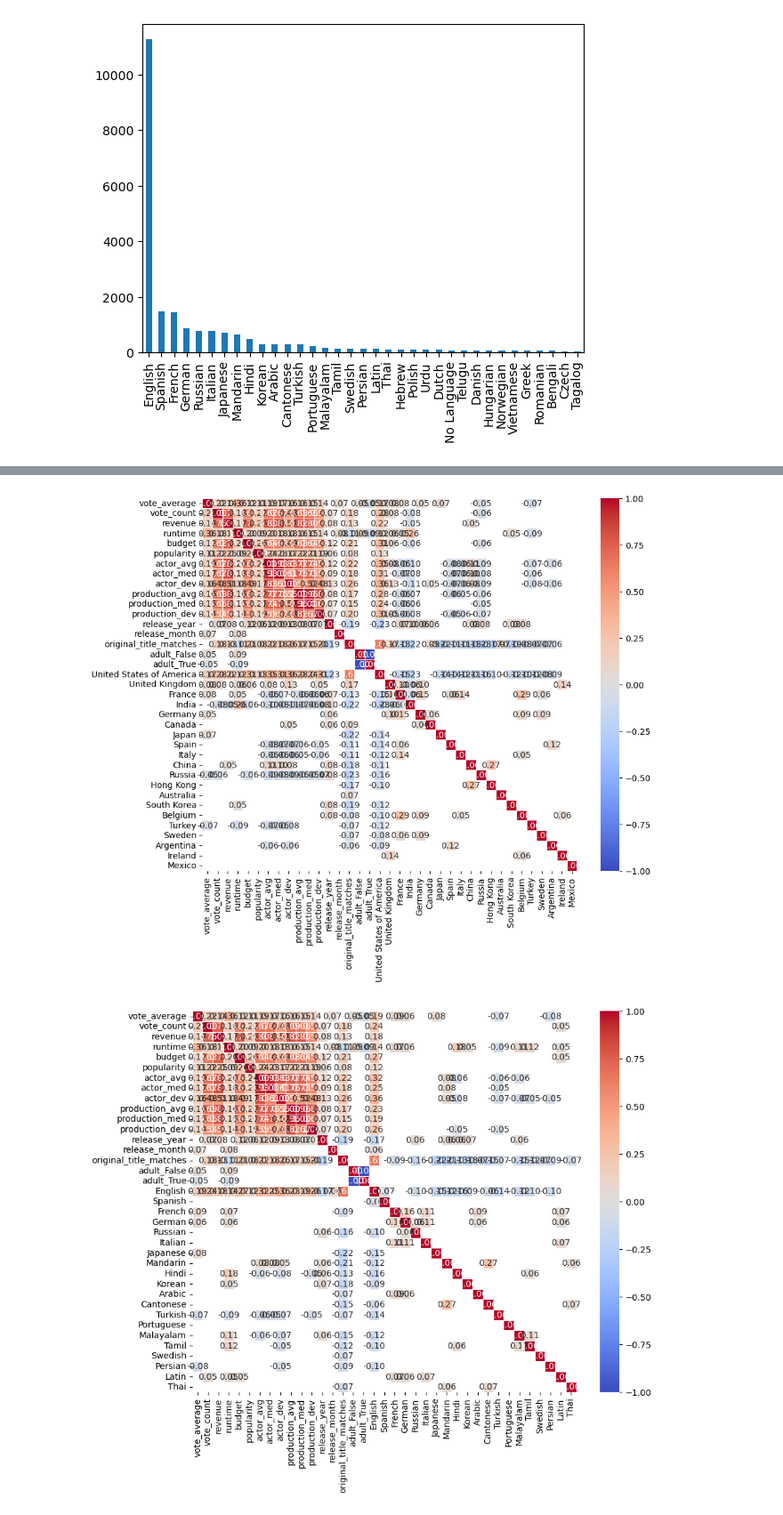
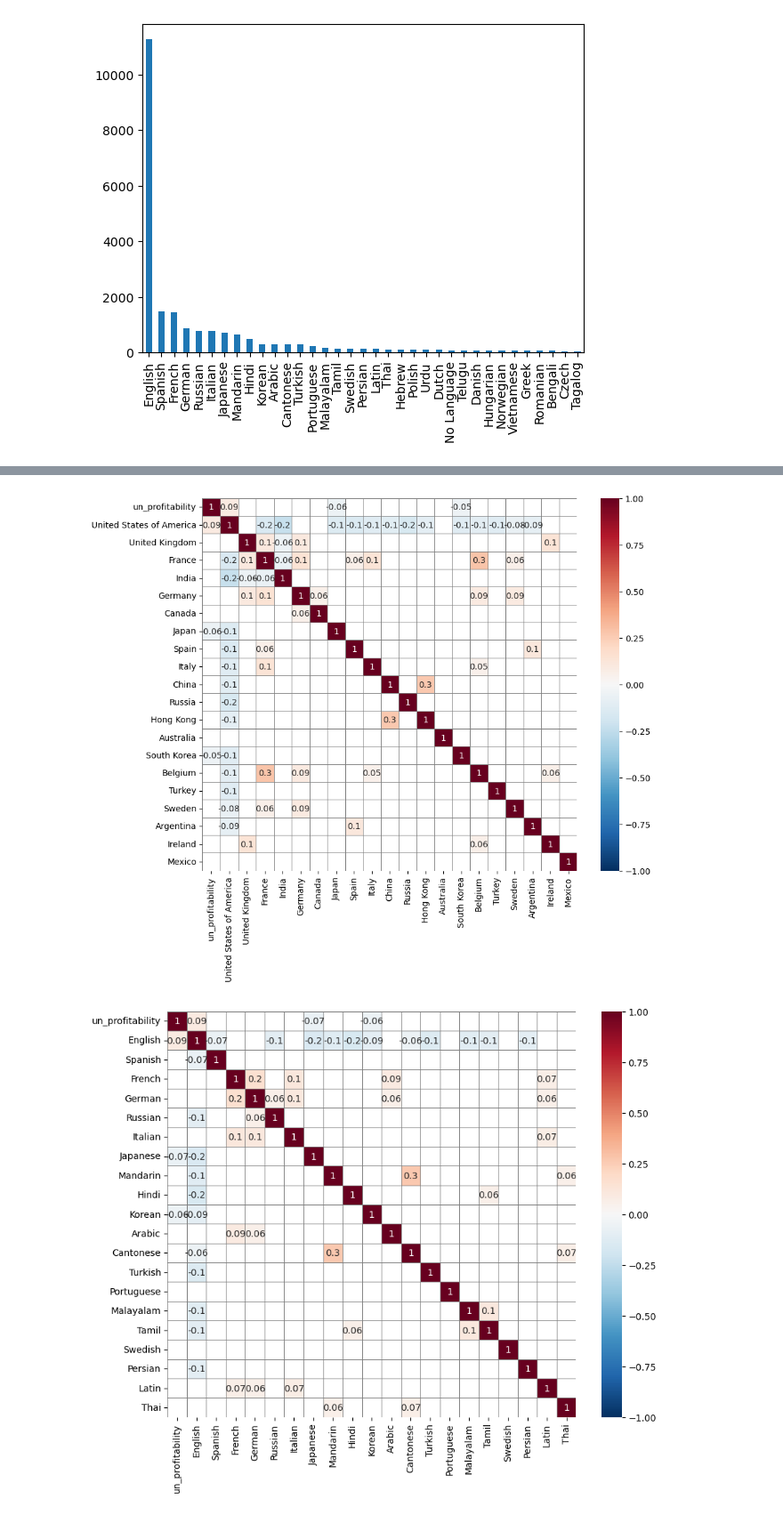
Before and after one commit to RHartung-ND/Data-Science-Project, a Jupyter notebook: analysis.ipynb, the cells around one changed output, grey strips where cells are left out. Shown at 89% size. Saved outputs shown, nothing was run; the diff lists cells and outputs as text; code cells hidden in the pictures.

```diff
--- a/analysis.ipynb
+++ b/analysis.ipynb
@@ -153,3 +176,27 @@ plt.tight_layout()
 plt.show()
 # %% [output]
 [figure]
+# %%
+prft = df[["profit", "revenue", "budget"]].copy()
+
+prft.dropna(subset=["profit"], inplace=True)
+
+print(prft.describe())
+
+# these are different ways of calculating profitability. 0 is profitable and 1 is un-profitable
+prft["basic_profitability"] = np.where(prft["budget"].isna(), np.nan, np.where(prft["profit"] > 0, 0, 1))
+
+prft["profit_margin"] = prft["profit"] / prft["budget"]
+prft["relative_profitability"] = np.where(prft["profit_margin"] > 0, 0, 1)
+
+prft["ROI"] = (df['revenue'] - df['budget']) / df['budget']
+prft["return_on_investment_profitability"] = np.where(prft["revenue"] >= prft["budget"], 0, 1)
+
+prft["break_even_profitability"] = np.where(prft["revenue"] >= (prft["budget"] * 2), 0, 1)
+
+print(prft["basic_profitability"].value_counts())
+print(prft["relative_profitability"].value_counts())
+print(prft["return_on_investment_profitability"].value_counts())
+print(prft["break_even_profitability"].value_counts())
+
+# column for un-profitability where 1 is unprofitable and 0 is profitable.
@@ -156,3 +221,5 @@ plt.show()
+# %%
+df["un_profitability"] = prft["break_even_profitability"]
 # %%
 genres = ['Action', 'Adventure', 'Animation', 'Comedy', 'Crime', 'Documentary', 'Drama', 'Family', 'Fantasy', 'History', 'Horror', 'Music',
  'Mystery', 'Romance', 'Science Fiction', 'TV Movie', 'Thriller', 'War', 'Western']
@@ -308,26 +392,42 @@ plt.show()
 # %%
 # Only takes the top 20 most common countries
-added_countries = basic_columns + country_counts.head(20).index.tolist()
+added_countries = ["un_profitability"] + country_counts.head(20).index.tolist()
 countries_correlation = df[added_countries].corr()
 
 # Filtering out the correlations less than or equal to 0.05 to make the heatmap easier to read.
-filtered_corr = countries_correlation[(countries_correlation > 0.05) | (countries_correlation < -0.05)].dropna(how='all', axis=0).dropna(how='all', axis=1)
+filter = 0.05
+filtered_corr = countries_correlation[(countries_correlation > filter) | (countries_correlation < -filter)].dropna(how='all', axis=0).dropna(how='all', axis=1)
 
 plt.figure(figsize=(10, 8))
-sns.heatmap(filtered_corr, annot=True, cmap="coolwarm", fmt=".2f", linewidths=0.5)
+sns.heatmap(
+    filtered_corr,
+    annot=True,
+    cmap="RdBu_r",
+    center=0,
+    vmin=-1, vmax=1,
+    fmt=".1g",
+    linewidths=0.5, linecolor="grey")
 plt.show()
 # %% [output]
-[figure, old version]
+[figure, new version]
 # %%
 # only takes the top 20 common languages.
-added_lang = basic_columns + language_counts.head(20).index.tolist()
+added_lang = ["un_profitability"] + language_counts.head(20).index.tolist()
 lang_correlation = df[added_lang].corr()
 
 # Filtering out the correlations less than or equal to 0.05 to make the heatmap easier to read.
-filtered_corr = lang_correlation[(lang_correlation > 0.05) | (lang_correlation < -0.05)].dropna(how='all', axis=0).dropna(how='all', axis=1)
+filter = 0.05
+filtered_corr = lang_correlation[(lang_correlation > filter) | (lang_correlation < -filter)].dropna(how='all', axis=0).dropna(how='all', axis=1)
 
 plt.figure(figsize=(10, 8))
-sns.heatmap(filtered_corr, annot=True, cmap="coolwarm", fmt=".2f", linewidths=0.5)
+sns.heatmap(
+    filtered_corr,
+    annot=True,
+    cmap="RdBu_r",
+    center=0,
+    vmin=-1, vmax=1,
+    fmt=".1g",
+    linewidths=0.5, linecolor="grey")
 plt.show()
 # %% [output]
-[figure, old version]
+[figure, new version]
```
Also changed, not shown: parts of 14 cells of this notebook.
